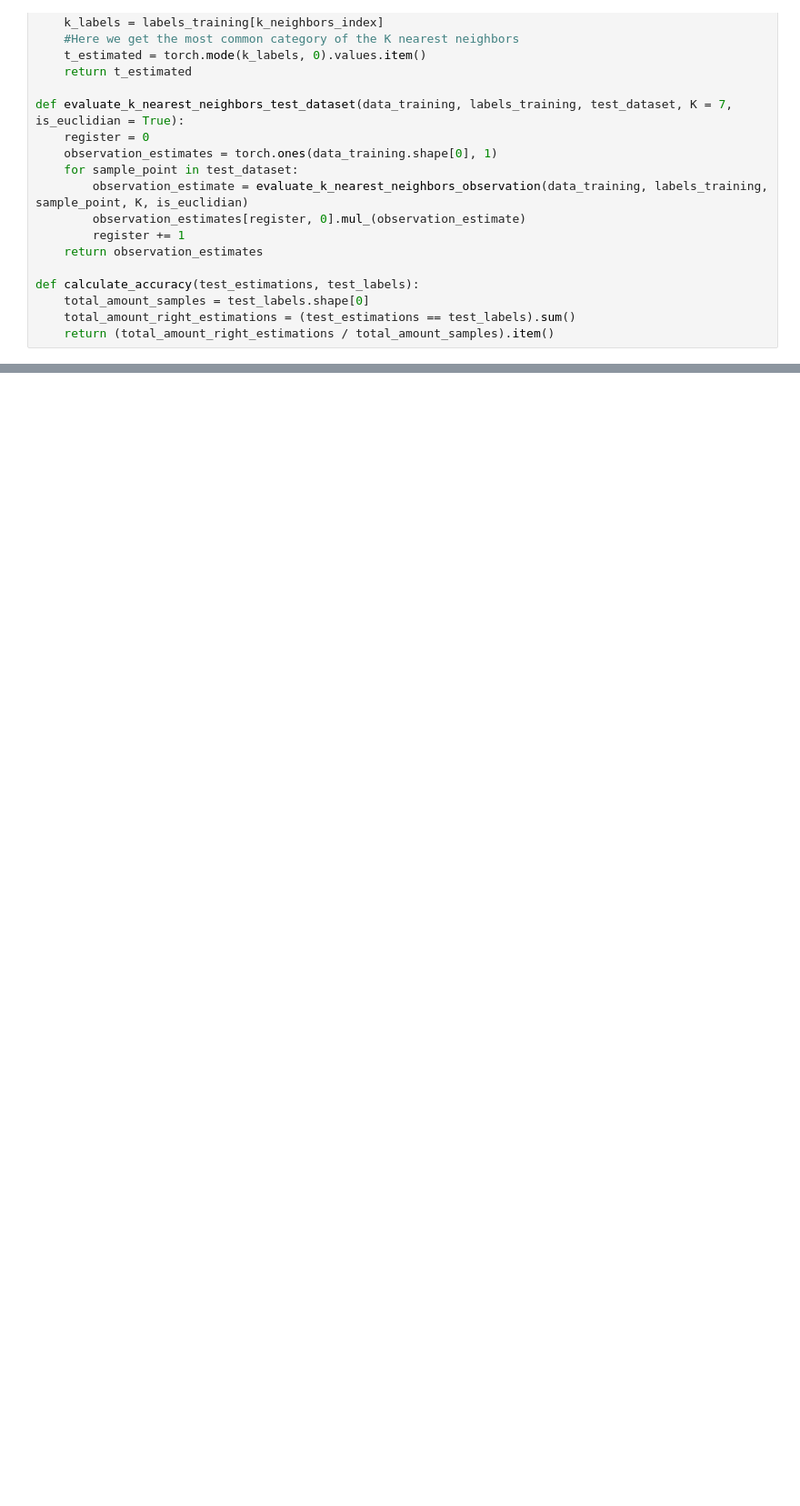
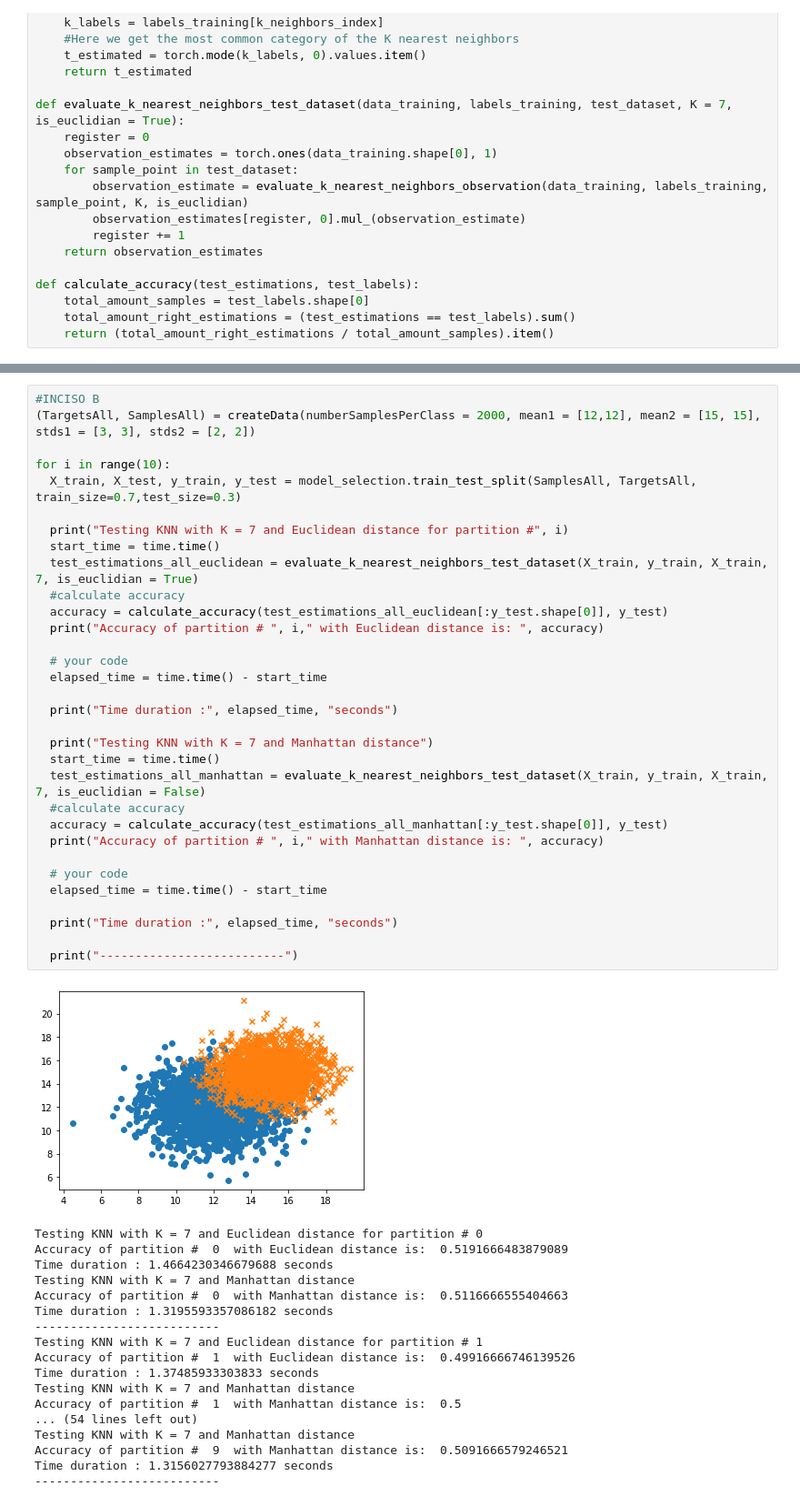
Before and after one commit to AndreyArguedas/MachineLearning, a Jupyter notebook: Implementación KNN/KNN_implementation.ipynb, the cells around one changed output, grey strips where cells are left out. Shown at 91% size. Saved outputs shown, nothing was run; the diff lists cells and outputs as text; blank space fills up the shorter version.

```diff
--- a/Implementación KNN/KNN_implementation.ipynb
+++ b/Implementación KNN/KNN_implementation.ipynb
@@ -216,0 +180,51 @@ Time duration : 2.5070228576660156
+# %%
+#INCISO B
+(TargetsAll, SamplesAll) = createData(numberSamplesPerClass = 2000, mean1 = [12,12], mean2 = [15, 15], stds1 = [3, 3], stds2 = [2, 2])
+
+for i in range(10):
+  X_train, X_test, y_train, y_test = model_selection.train_test_split(SamplesAll, TargetsAll, train_size=0.7,test_size=0.3)
+
+  print("Testing KNN with K = 7 and Euclidean distance for partition #", i)
+  start_time = time.time()
+  test_estimations_all_euclidean = evaluate_k_nearest_neighbors_test_dataset(X_train, y_train, X_train, 7, is_euclidian = True)
+  #calculate accuracy
+  accuracy = calculate_accuracy(test_estimations_all_euclidean[:y_test.shape[0]], y_test)
+  print("Accuracy of partition # ", i," with Euclidean distance is: ", accuracy)
+
+  # your code
+  elapsed_time = time.time() - start_time
+
+  print("Time duration :", elapsed_time, "seconds")
+
+  print("Testing KNN with K = 7 and Manhattan distance")
+  start_time = time.time()
+  test_estimations_all_manhattan = evaluate_k_nearest_neighbors_test_dataset(X_train, y_train, X_train, 7, is_euclidian = False)
+  #calculate accuracy
+  accuracy = calculate_accuracy(test_estimations_all_manhattan[:y_test.shape[0]], y_test)
+  print("Accuracy of partition # ", i," with Manhattan distance is: ", accuracy)
+
+  # your code
+  elapsed_time = time.time() - start_time
+
+  print("Time duration :", elapsed_time, "seconds")
+
+  print("--------------------------")
+# %% [output]
+[figure, added]
+Testing KNN with K = 7 and Euclidean distance for partition # 0
+Accuracy of partition #  0  with Euclidean distance is:  0.5191666483879089
+Time duration : 1.4664230346679688 seconds
+Testing KNN with K = 7 and Manhattan distance
+Accuracy of partition #  0  with Manhattan distance is:  0.5116666555404663
+Time duration : 1.3195593357086182 seconds
+--------------------------
+Testing KNN with K = 7 and Euclidean distance for partition # 1
+Accuracy of partition #  1  with Euclidean distance is:  0.49916666746139526
+Time duration : 1.37485933303833 seconds
+Testing KNN with K = 7 and Manhattan distance
+Accuracy of partition #  1  with Manhattan distance is:  0.5
+... (54 lines left out)
+Testing KNN with K = 7 and Manhattan distance
+Accuracy of partition #  9  with Manhattan distance is:  0.5091666579246521
+Time duration : 1.3156027793884277 seconds
+--------------------------
```
Also changed, not shown: parts of 1 cell of this notebook.
